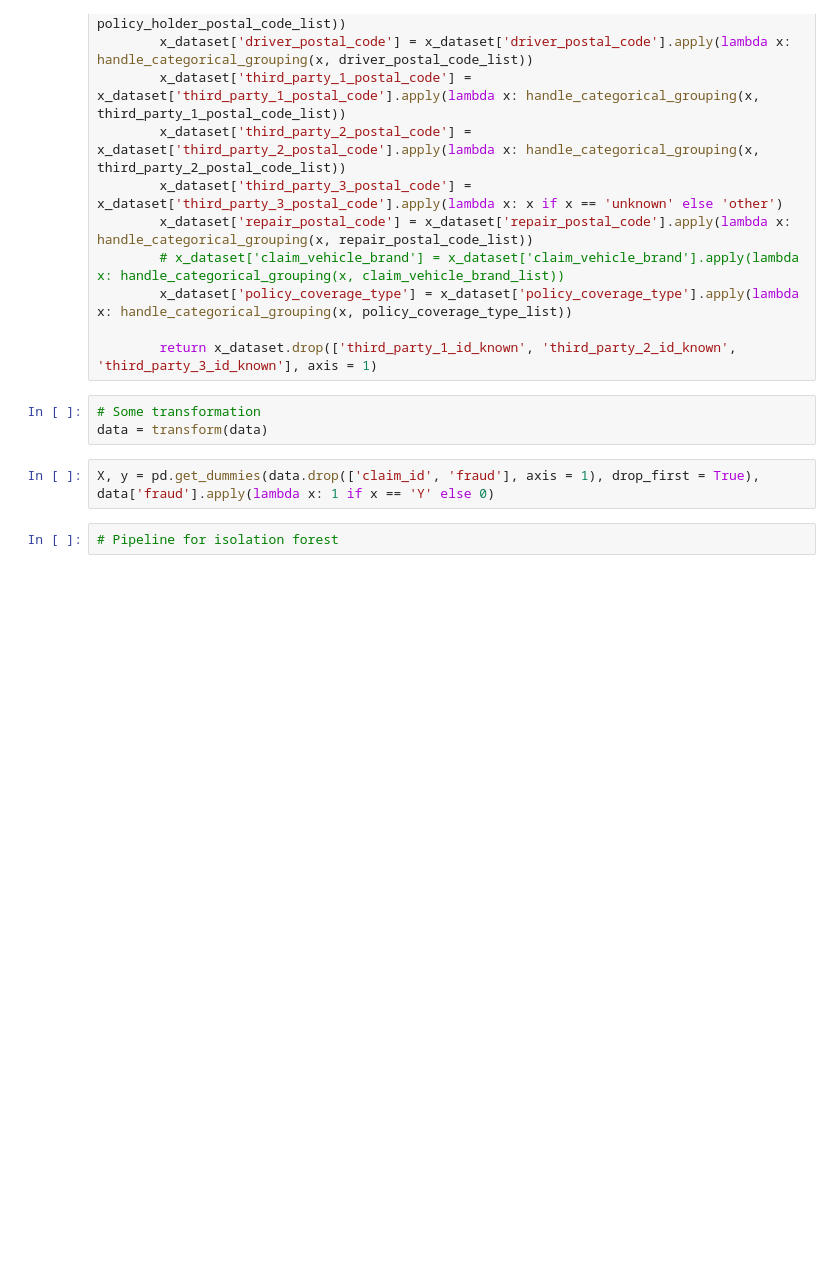
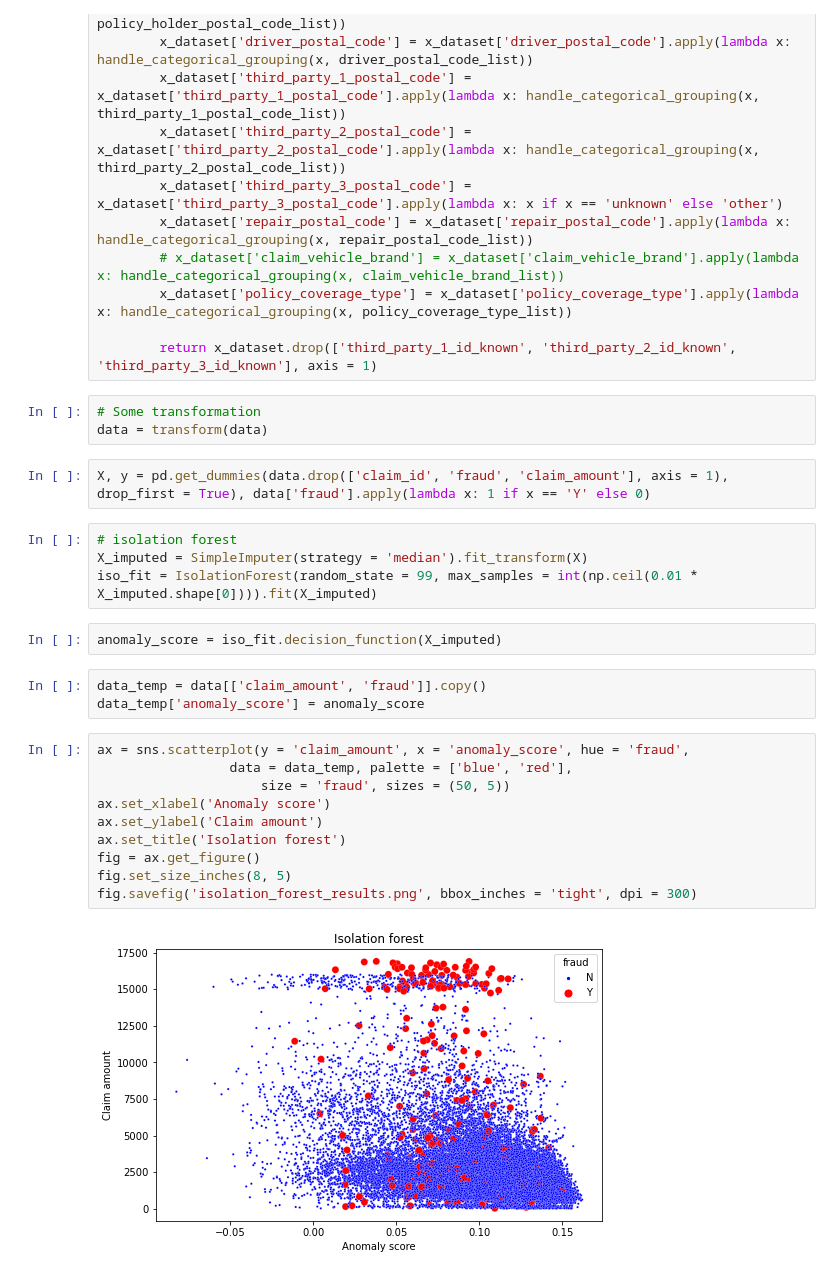
Before and after one commit to andyc1997/Advanced-Analytics, a Jupyter notebook: Assignment1/outlier.ipynb, the cells around one changed output. Cells and saved outputs as stored; diff of their text form; blank space fills up the shorter version.

```diff
--- a/Assignment1/outlier.ipynb
+++ b/Assignment1/outlier.ipynb
@@ -115,6 +116,25 @@ def transform(x_dataset):
 # Some transformation
 data = transform(data)
 # %%
-X, y = pd.get_dummies(data.drop(['claim_id', 'fraud'], axis = 1), drop_first = True), data['fraud'].apply(lambda x: 1 if x == 'Y' else 0)
+X, y = pd.get_dummies(data.drop(['claim_id', 'fraud', 'claim_amount'], axis = 1), drop_first = True), data['fraud'].apply(lambda x: 1 if x == 'Y' else 0)
-# %%
-# Pipeline for isolation forest
+# %%
+# isolation forest
+X_imputed = SimpleImputer(strategy = 'median').fit_transform(X)
+iso_fit = IsolationForest(random_state = 99, max_samples = int(np.ceil(0.01 * X_imputed.shape[0]))).fit(X_imputed)
+# %%
+anomaly_score = iso_fit.decision_function(X_imputed)
+# %%
+data_temp = data[['claim_amount', 'fraud']].copy()
+data_temp['anomaly_score'] = anomaly_score
+# %%
+ax = sns.scatterplot(y = 'claim_amount', x = 'anomaly_score', hue = 'fraud',
+                 data = data_temp, palette = ['blue', 'red'],
+                     size = 'fraud', sizes = (50, 5))
+ax.set_xlabel('Anomaly score')
+ax.set_ylabel('Claim amount')
+ax.set_title('Isolation forest')
+fig = ax.get_figure()
+fig.set_size_inches(8, 5)
+fig.savefig('isolation_forest_results.png', bbox_inches = 'tight', dpi = 300)
+# %% [output]
+[figure, added]
```
Also changed, not shown: parts of 2 cells of this notebook, 1 other file.
